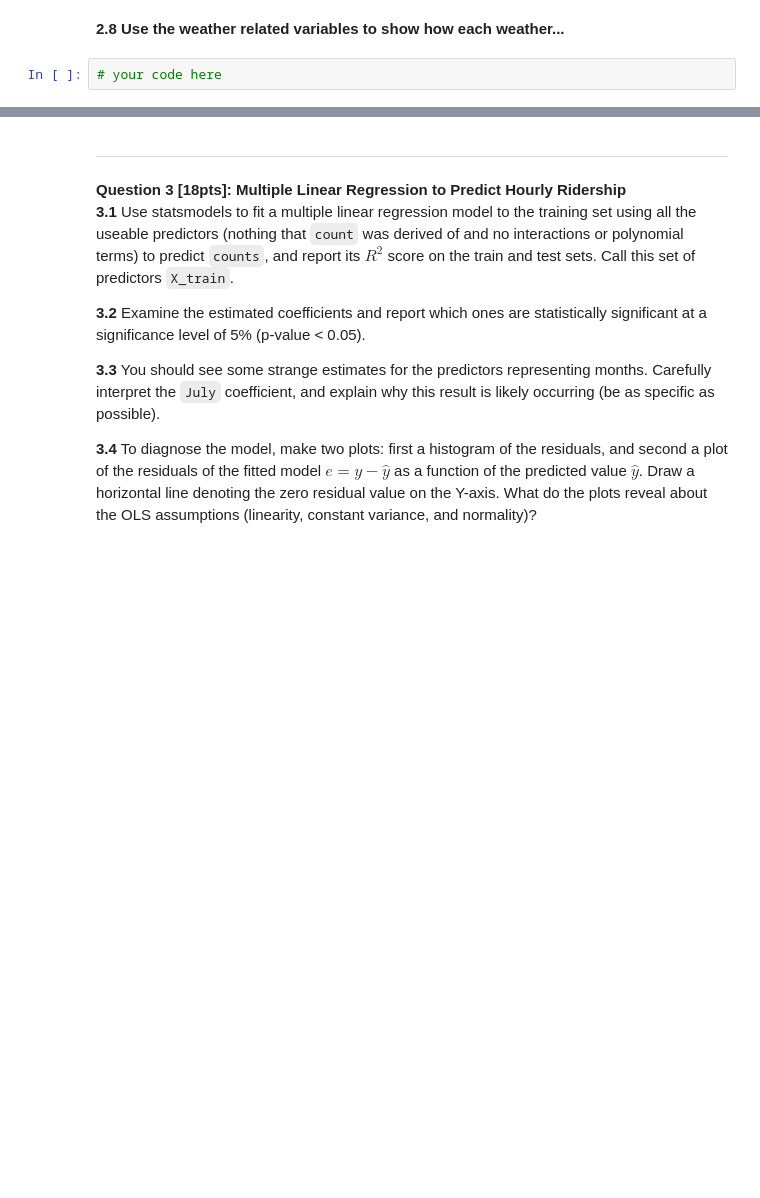
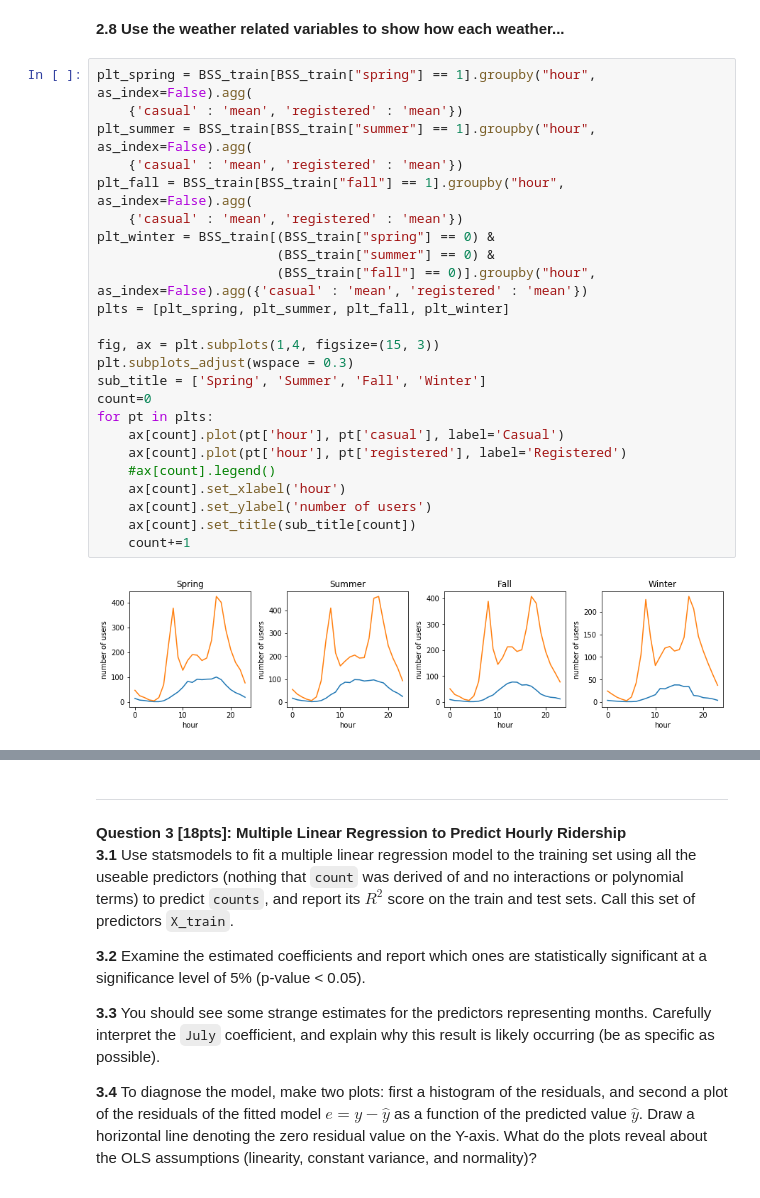
Before and after one commit to songdavidb/cs109aHW, a Jupyter notebook: cs109a_hw3/cs109a_hw3.ipynb, the cells around one changed output, grey strips where cells are left out. Cells and saved outputs as stored; diff of their text form; blank space fills up the shorter version.

```diff
--- a/cs109a_hw3/cs109a_hw3.ipynb
+++ b/cs109a_hw3/cs109a_hw3.ipynb
@@ -305,4 +353,28 @@ For the October 29, 2012 outlier, the low ridership can be possibly explained be
 # %% [markdown]
 **2.8 Use the weather related variables to show how each weather...**
-# %%
-# your code here
+# %%
+plt_spring = BSS_train[BSS_train["spring"] == 1].groupby("hour", as_index=False).agg(
+    {'casual' : 'mean', 'registered' : 'mean'})
+plt_summer = BSS_train[BSS_train["summer"] == 1].groupby("hour", as_index=False).agg(
+    {'casual' : 'mean', 'registered' : 'mean'})
+plt_fall = BSS_train[BSS_train["fall"] == 1].groupby("hour", as_index=False).agg(
+    {'casual' : 'mean', 'registered' : 'mean'})
+plt_winter = BSS_train[(BSS_train["spring"] == 0) &
+                       (BSS_train["summer"] == 0) &
+                       (BSS_train["fall"] == 0)].groupby("hour", as_index=False).agg({'casual' : 'mean', 'registered' : 'mean'})
+plts = [plt_spring, plt_summer, plt_fall, plt_winter]
+
+fig, ax = plt.subplots(1,4, figsize=(15, 3))
+plt.subplots_adjust(wspace = 0.3)
+sub_title = ['Spring', 'Summer', 'Fall', 'Winter']
+count=0
+for pt in plts:
+    ax[count].plot(pt['hour'], pt['casual'], label='Casual')
+    ax[count].plot(pt['hour'], pt['registered'], label='Registered')
+    #ax[count].legend()
+    ax[count].set_xlabel('hour')
+    ax[count].set_ylabel('number of users')
+    ax[count].set_title(sub_title[count])
+    count+=1
+# %% [output]
+[figure, added]
```
Also changed, not shown: parts of 45 cells of this notebook.
